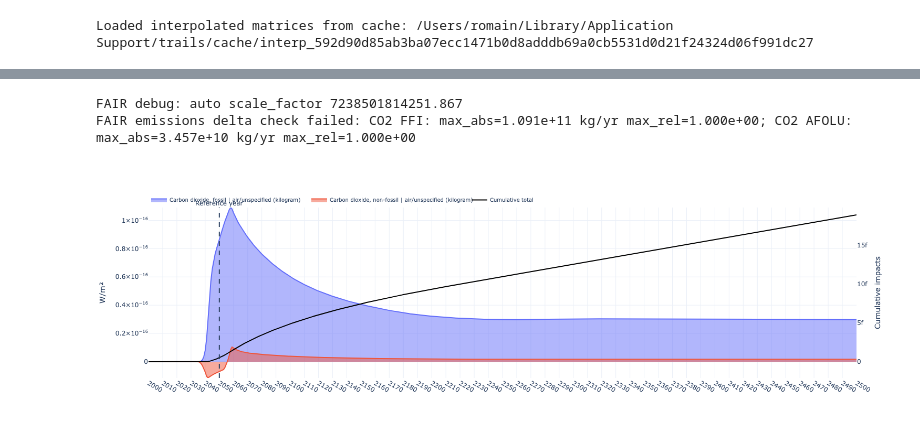
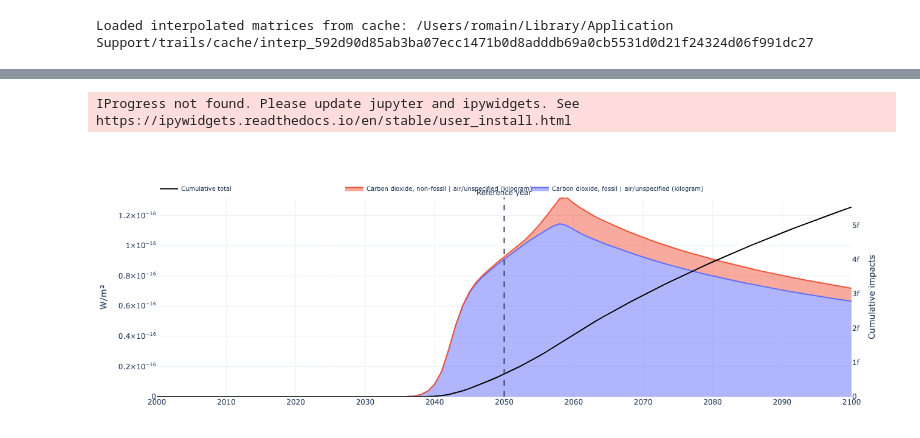
Before and after one commit to Laboratory-for-Energy-Systems-Analysis/trails, a Jupyter notebook: dev/example/numerical example.ipynb, the cells around one changed output, grey strips where cells are left out. Drawn from its saved outputs; the diff is of its cells as text; code cells hidden in the pictures.

```diff
--- a/dev/example/numerical example.ipynb
+++ b/dev/example/numerical example.ipynb
@@ -63,23 +63,24 @@ fig.show()
 from trails.fair_rf import run_fair_delta_rf
 
 rf = run_fair_delta_rf(
-  trails,
-  scenario="high-extension"
+    trails,
+    scenario="high-extension",
+    scale_target_fraction=0.1,
 )
 # %% [output]
-FAIR debug: auto scale_factor 7238501814251.867
-FAIR emissions delta check failed: CO2 FFI: max_abs=1.091e+11 kg/yr max_rel=1.000e+00; CO2 AFOLU: max_abs=3.457e+10 kg/yr max_rel=1.000e+00
+IProgress not found. Please update jupyter and ipywidgets. See https://ipywidgets.readthedocs.io/en/stable/user_install.html
 # %%
 from trails.plotting import plot_rf
 
 fig = plot_rf(
     trails=trails,
     reference_year=2050,
     by="flow",
-    year_range=(2000, 2500),
+    year_range=(2000, 2100),
     year_tick=10,
+    #show_cumulative_quantile_band=True
     #y_max=0.2e-16
 )
 fig.show()
 # %% [output]
-[figure, old version]
+[figure, new version]
```
Also changed, not shown: parts of 31 cells of this notebook, 1 other file.
